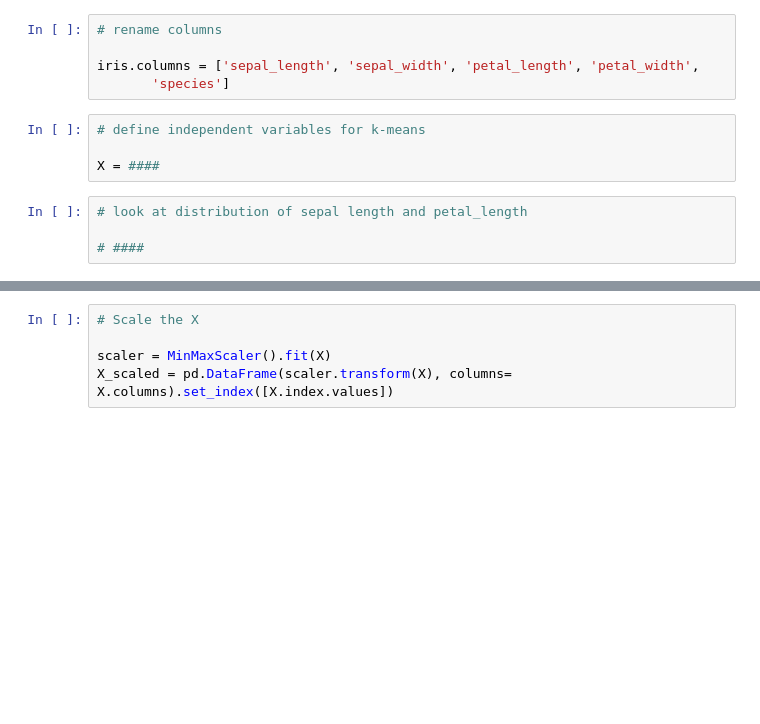
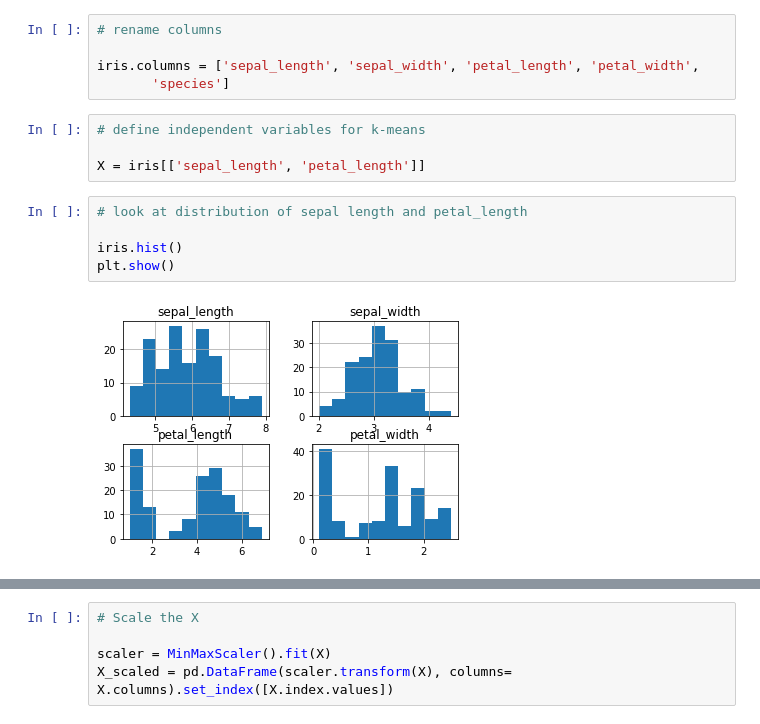
Before and after one commit to jeffakins/clustering_exercises, a Jupyter notebook: modeling.ipynb, the cells around one changed output, grey strips where cells are left out. Drawn from its saved outputs; the diff is of its cells as text; blank space fills up the shorter version.

```diff
--- a/modeling.ipynb
+++ b/modeling.ipynb
@@ -76,8 +84,11 @@ iris.columns = ['sepal_length', 'sepal_width', 'petal_length', 'petal_width',
 # %%
 # define independent variables for k-means
 
-X = ####
+X = iris[['sepal_length', 'petal_length']]
 # %%
 # look at distribution of sepal length and petal_length
 
-# ####
+iris.hist()
+plt.show()
+# %% [output]
+[figure, added]
```
Also changed, not shown: parts of 44 cells of this notebook, 1 other file.
